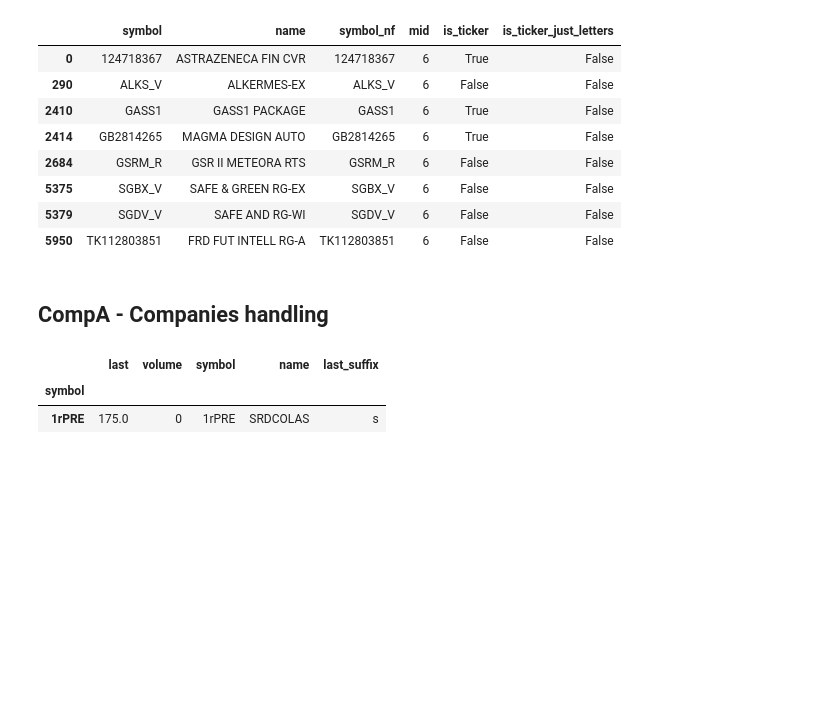
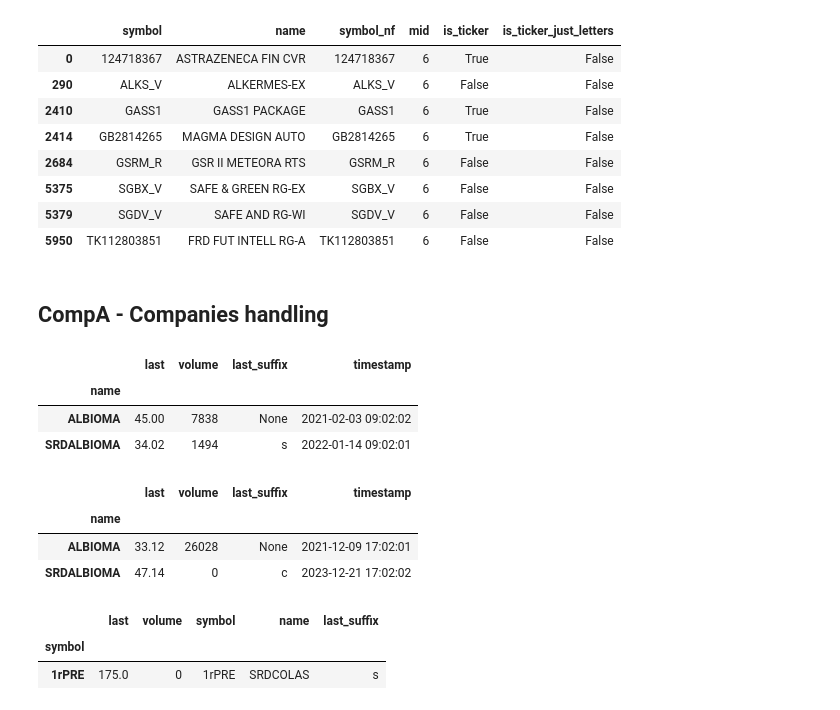
Before and after one commit to camilziane/bourse_big_data, a Jupyter notebook: analyzer/analyzer_playground.ipynb, the cells around one changed output. Cells and saved outputs as stored; diff of their text form; code cells hidden in the pictures; blank space fills up the shorter version.

```diff
--- a/analyzer/analyzer_playground.ipynb
+++ b/analyzer/analyzer_playground.ipynb
@@ -158,6 +161,25 @@ detection_intrus(amsterdam_companies)
 ## CompA - Companies handling
 # %%
 dfs_compA = multi_read_df_from_paths(list(file_infos_df_filtered[file_infos_df_filtered["market"] == "compA"] ["path"]))
+# %%
+for df in dfs_compA:
+    df["timestamp"] = df.attrs["timestamp"]
+compA_df = pd.concat(dfs_compA)
+compA_df = compA_df.reset_index(drop=True)
+# %%
+compA_df.groupby(["symbol", "name"]).first().loc["1rPABIO"]
+# %% [output]
+|  | last | volume | last_suffix | timestamp |
+| name |  |  |  |  |
+| ALBIOMA | 45.00 | 7838 | None | 2021-02-03 09:02:02 |
+| SRDALBIOMA | 34.02 | 1494 | s | 2022-01-14 09:02:01 |
+# %%
+compA_df.groupby(["symbol", "name"]).last().loc["1rPABIO"]
+# %% [output]
+|  | last | volume | last_suffix | timestamp |
+| name |  |  |  |  |
+| ALBIOMA | 33.12 | 26028 | None | 2021-12-09 17:02:01 |
+| SRDALBIOMA | 47.14 | 0 | c | 2023-12-21 17:02:02 |
 # %%
 dfs_compA[-1][dfs_compA[-1]["last_suffix"] == "s"]
 # %% [output]
```
Also changed, not shown: parts of 15 cells of this notebook.
